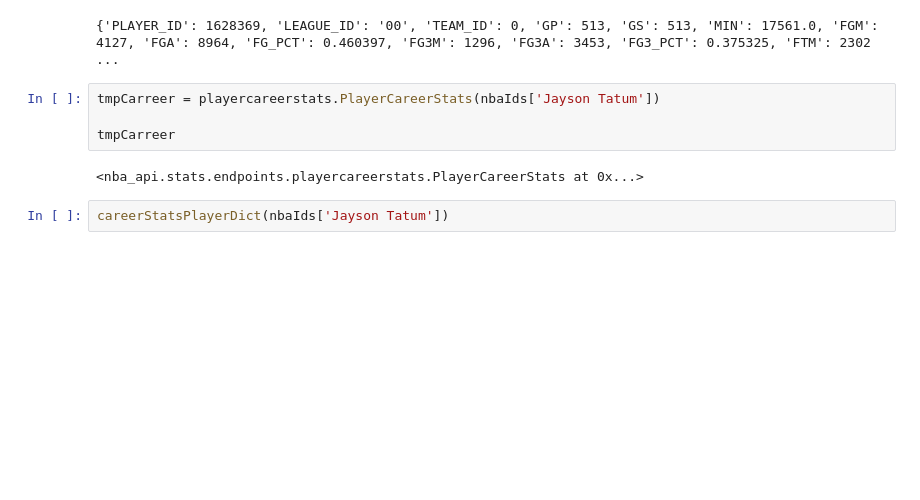
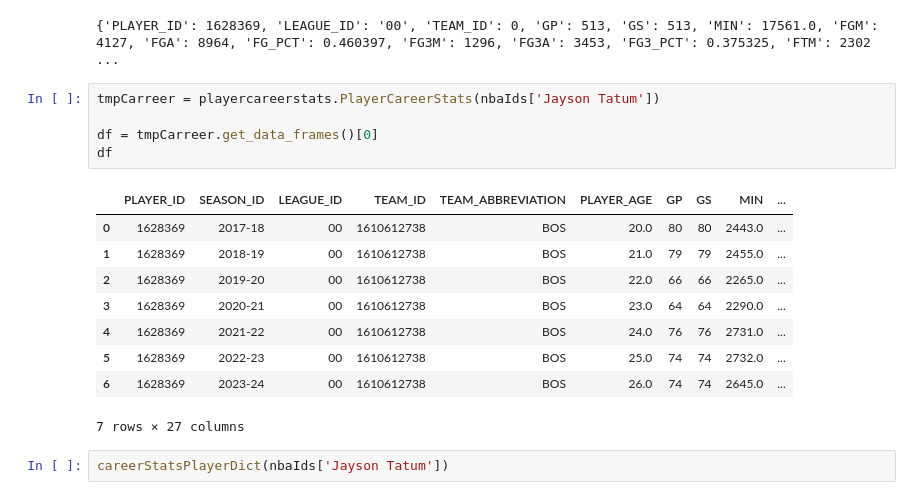
Before and after one commit to ColeSlattery/info24Project, a Jupyter notebook: scoringLeadersByYearCarrers.ipynb, the cells around one changed output. Drawn from its saved outputs; the diff is of its cells as text; blank space fills up the shorter version.

```diff
--- a/scoringLeadersByYearCarrers.ipynb
+++ b/scoringLeadersByYearCarrers.ipynb
@@ -266,9 +312,18 @@ print(tester)
 # %%
 tmpCarreer = playercareerstats.PlayerCareerStats(nbaIds['Jayson Tatum'])
 
-tmpCarreer
+df = tmpCarreer.get_data_frames()[0]
+df
 # %% [output]
+|  | PLAYER_ID | SEASON_ID | LEAGUE_ID | TEAM_ID | TEAM_ABBREVIATION | PLAYER_AGE | GP | GS | MIN | ... |
+| 0 | 1628369 | 2017-18 | 00 | 1610612738 | BOS | 20.0 | 80 | 80 | 2443.0 | ... |
+| 1 | 1628369 | 2018-19 | 00 | 1610612738 | BOS | 21.0 | 79 | 79 | 2455.0 | ... |
+| 2 | 1628369 | 2019-20 | 00 | 1610612738 | BOS | 22.0 | 66 | 66 | 2265.0 | ... |
+| 3 | 1628369 | 2020-21 | 00 | 1610612738 | BOS | 23.0 | 64 | 64 | 2290.0 | ... |
+| 4 | 1628369 | 2021-22 | 00 | 1610612738 | BOS | 24.0 | 76 | 76 | 2731.0 | ... |
+| 5 | 1628369 | 2022-23 | 00 | 1610612738 | BOS | 25.0 | 74 | 74 | 2732.0 | ... |
+| 6 | 1628369 | 2023-24 | 00 | 1610612738 | BOS | 26.0 | 74 | 74 | 2645.0 | ... |
-<nba_api.stats.endpoints.playercareerstats.PlayerCareerStats at 0x...>
+7 rows × 27 columns
 # %%
 careerStatsPlayerDict(nbaIds['Jayson Tatum'])
 # %% [output]
```
Also changed, not shown: parts of 7 cells of this notebook, 2 other files.
